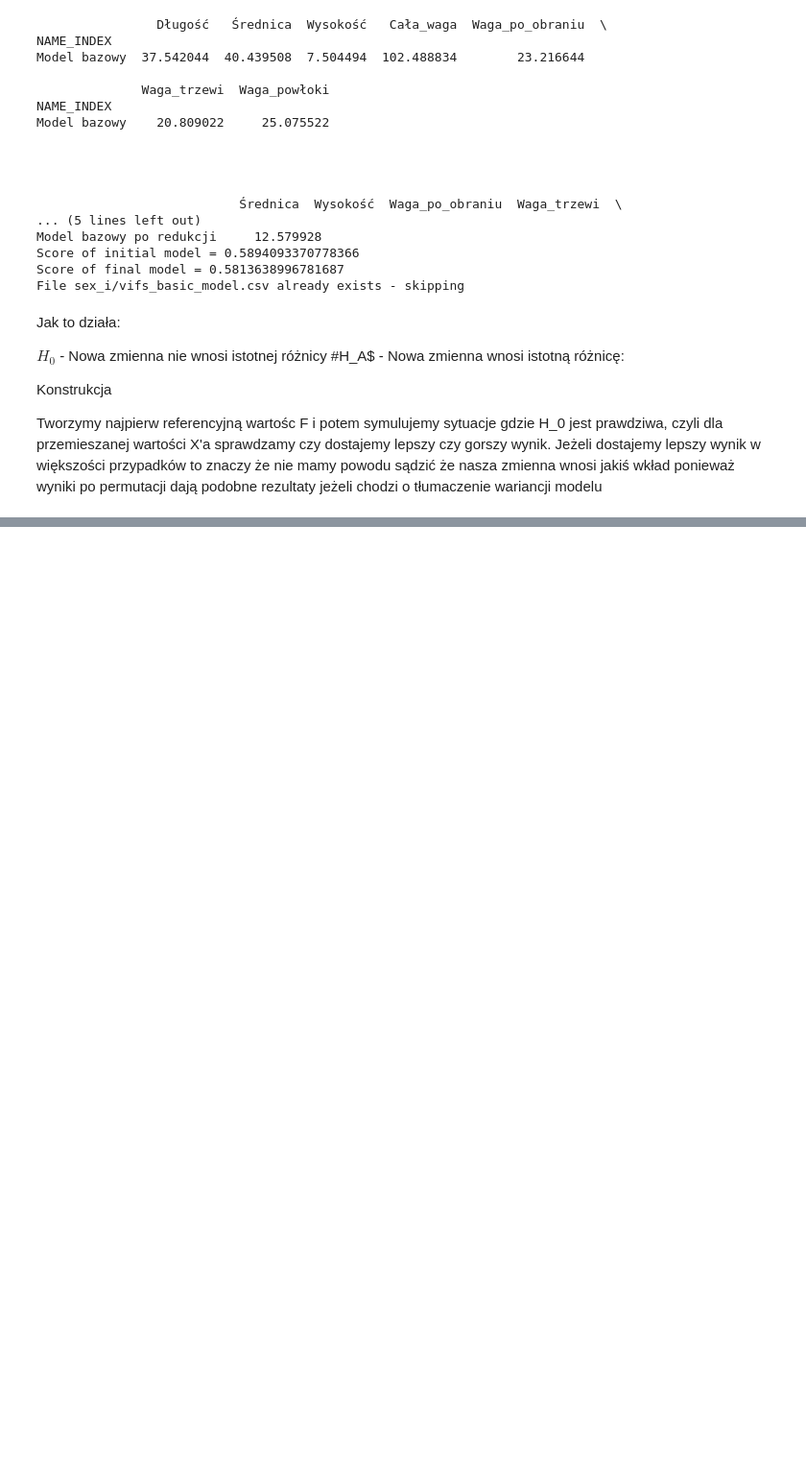
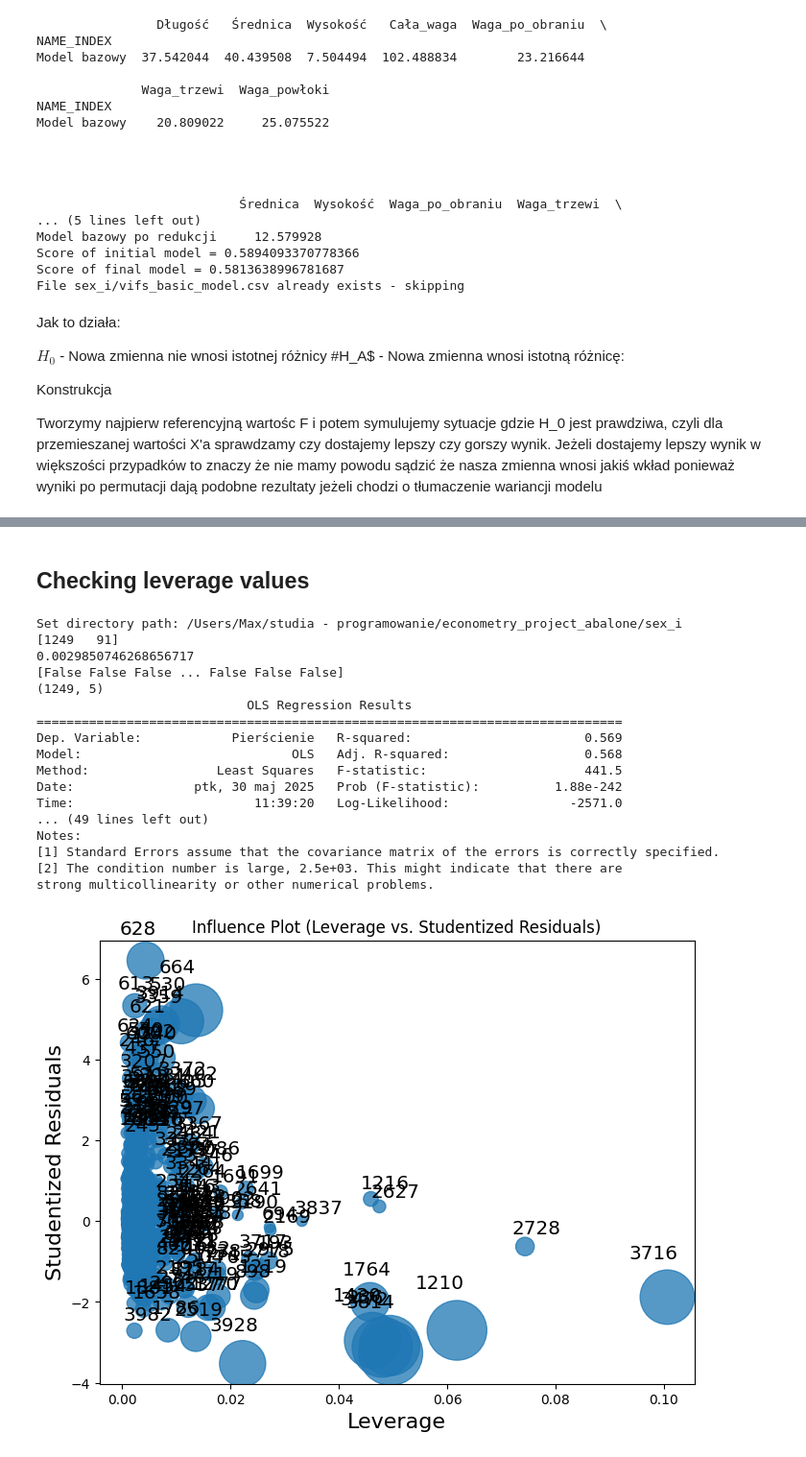
Before and after one commit to maxi7524/econometry_project_abalone, a Jupyter notebook: projekt_python.ipynb, the cells around one changed output, grey strips where cells are left out. Shown at 96% size. Saved outputs shown, nothing was run; the diff lists cells and outputs as text; code cells hidden in the pictures; blank space fills up the shorter version.

```diff
--- a/projekt_python.ipynb
+++ b/projekt_python.ipynb
@@ -565,6 +565,9 @@ while True:
 # creating vifs_F_test df
 vifs_after_F_test = pd.concat(vifs_after_F_test, axis=0)
 
+# ------- update of X_final ------- #
+# TODO ~ repair code, we take into consideration wrong features and that is why we have so big scores, we should have fewer features, make this code more reusable
+X_final = X_final.drop(columns=reduce_features_vif_test)
 
 # ------- calculatting scores for models ------- #
 lm_new, lm_final = LinearRegression(), LinearRegression()
@@ -582,0 +599,75 @@ File sex_i/vifs_after_F_test.csv already exists - skipping
+# %% [markdown]
+## Checking leverage values
+# %%
+# setting sex
+# TODO check if everything with model is ok because we get different results than in upper chunk
+SEX = 'I'
+set_sex_folder(SEX)
+# loading data (vifs)
+df = load_file('vifs_after_F_test')
+# selecting columns which met reduction conditions
+X = sm.add_constant(X_new[df.columns[df.iloc[-1].notnull()]])
+y = y_local
+
+leverage_final_results = dict()
+# creating loop for iteration
+for i in range(2):
+    # finding model
+    ols = sm.OLS(y, X).fit()
+    ols_influence = ols.get_influence()
+    leverages = ols_influence.hat_matrix_diag # to nam zwraca jakie wartości mają dużą dźwignie
+    cooks = ols_influence.cooks_distance[0]
+    threshold = 4/X.shape[0]
+    filt = cooks > threshold
+    X = X[~filt]
+    y = y[~filt]
+
+    # adding values
+
+
+    # Plot the influence plot (multivariate)
+    fig, ax = plt.subplots(figsize=(8, 6))
+    sm.graphics.influence_plot(ols, ax=ax, criterion="cooks")
+    ax.set_title("Influence Plot (Leverage vs. Studentized Residuals)")
+    plt.show()
+
+
+# finding leverage values (first iteration)
+ols = sm.OLS(y, X).fit()
+ols_influence = ols.get_influence()
+leverages = ols_influence.hat_matrix_diag # to nam zwraca jakie wartości mają dużą dźwignie
+cooks = ols_influence.cooks_distance[0]
+threshold = 4/X.shape[0]
+filt = cooks > threshold
+X = X[~filt]
+y = y[~filt]
+
+# TODO ~ obscure code
+# validation :)
+print(np.bincount(cooks > threshold))
+print(threshold)
+print((cooks > threshold))
+print(X.shape)
+# comparison of two models
+print(ols.summary())
+print(ols_2.summary())
+# it is working we get 0.07 more R score (pretty huge amount)
+# %% [output]
+Set directory path: /Users/Max/studia - programowanie/econometry_project_abalone/sex_i
+[1249   91]
+0.0029850746268656717
+[False False False ... False False False]
+(1249, 5)
+                            OLS Regression Results
+==============================================================================
+Dep. Variable:            Pierścienie   R-squared:                       0.569
+Model:                            OLS   Adj. R-squared:                  0.568
+Method:                 Least Squares   F-statistic:                     441.5
+Date:                ptk, 30 maj 2025   Prob (F-statistic):          1.88e-242
+Time:                        11:39:20   Log-Likelihood:                -2571.0
+... (49 lines left out)
+Notes:
+[1] Standard Errors assume that the covariance matrix of the errors is correctly specified.
+[2] The condition number is large, 2.5e+03. This might indicate that there are
+strong multicollinearity or other numerical problems.
+[figure, added]
```
Also changed, not shown: parts of 7 cells of this notebook, 4 other files.
